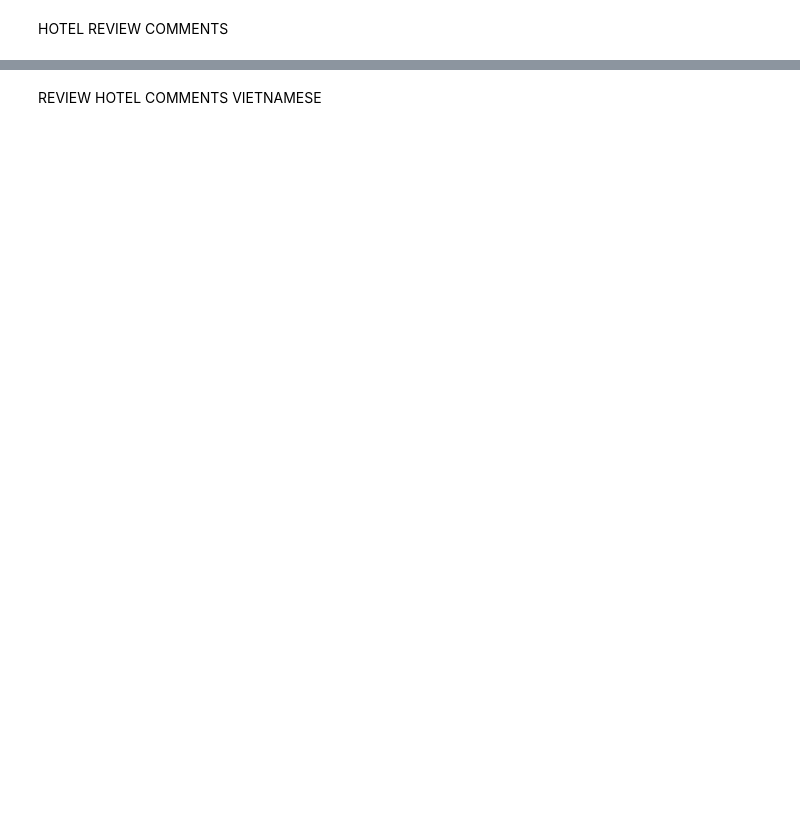
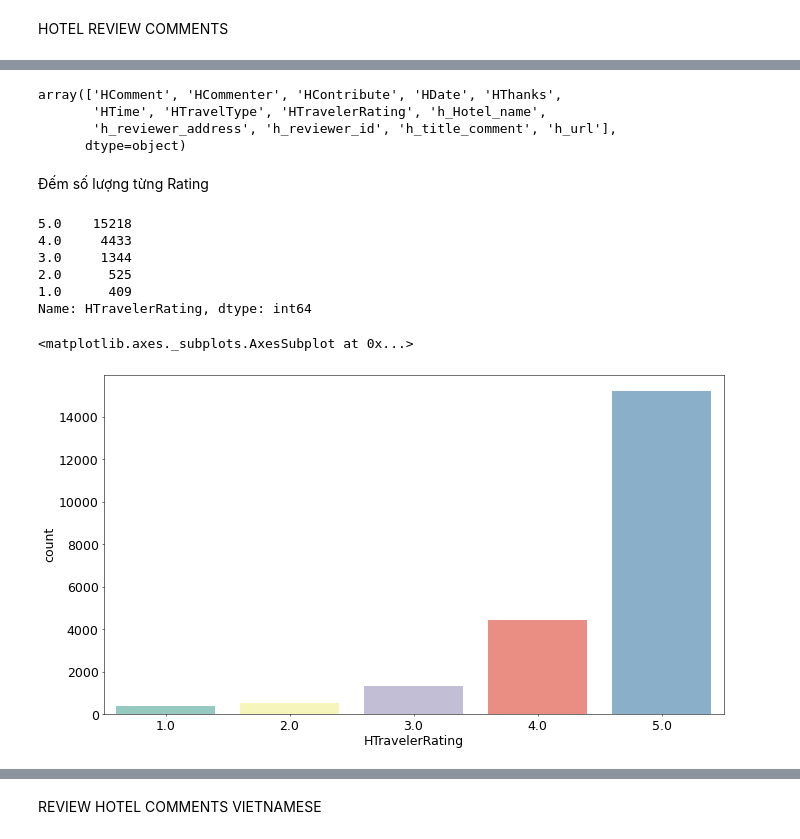
Before and after one commit to TranThiDieuHien/DO_AN_1, a Jupyter notebook: Phân_tích_dữ_liệu.ipynb, the cells around one changed output, grey strips where cells are left out. Cells and saved outputs as stored; diff of their text form; code cells hidden in the pictures; blank space fills up the shorter version.

```diff
--- a/Phân_tích_dữ_liệu.ipynb
+++ b/Phân_tích_dữ_liệu.ipynb
@@ -111,0 +165,22 @@ data_comment.sample(4)
+# %%
+import re
+
+def  clean_text(text):
+    """
+    Lam sach cac du lieu van ban
+    * ky hieu
+    * doi thanh lower case
+    """
+    text = text.str.lower()
+    text = text.apply(lambda T: re.sub(r"(@[A-Za-z0-9]+)|([^0-9A-Za-z \t])|(\w+:\/\/\S+)|^rt|http.+?", "", str(T))  )
+
+    return text
+# %%
+data_comment.columns.values
+# %% [output]
+array(['HComment', 'HCommenter', 'HContribute', 'HDate', 'HThanks',
+       'HTime', 'HTravelType', 'HTravelerRating', 'h_Hotel_name',
+       'h_reviewer_address', 'h_reviewer_id', 'h_title_comment', 'h_url'],
+      dtype=object)
+# %%
+data_comment['HComment']= clean_text(data_comment['HComment'])
@@ -111,0 +189,16 @@ data_comment.sample(4)
+# %% [markdown]
+Đếm số lượng từng Rating
+# %%
+data_comment.HTravelerRating.value_counts()
+# %% [output]
+5.0    15218
+4.0     4433
+3.0     1344
+2.0      525
+1.0      409
+Name: HTravelerRating, dtype: int64
+# %%
+sns.countplot(data=data_comment,x='HTravelerRating', palette="Set3")
+# %% [output]
+<matplotlib.axes._subplots.AxesSubplot at 0x...>
+[figure, added]
```
Also changed, not shown: parts of 27 cells of this notebook.
